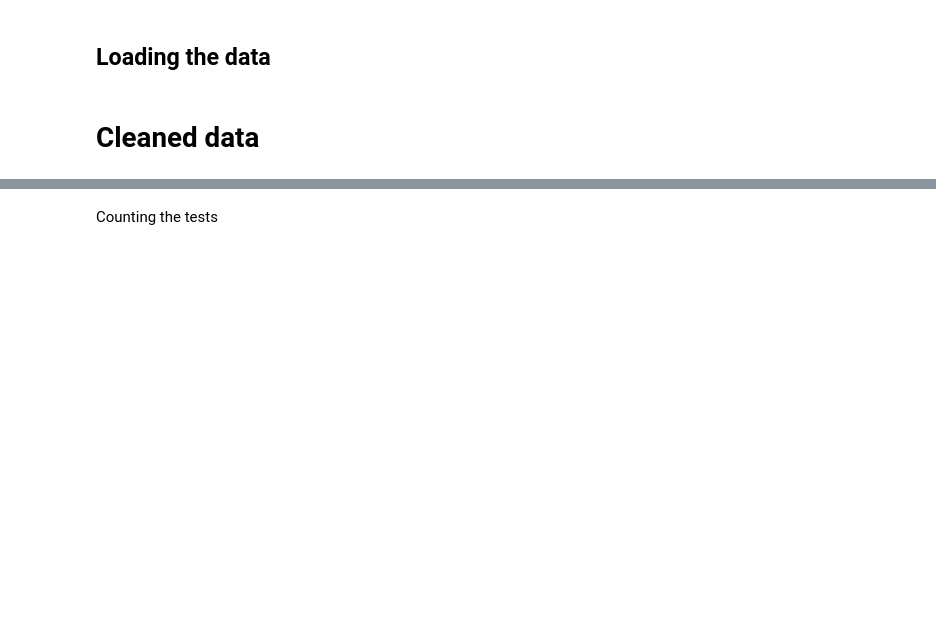
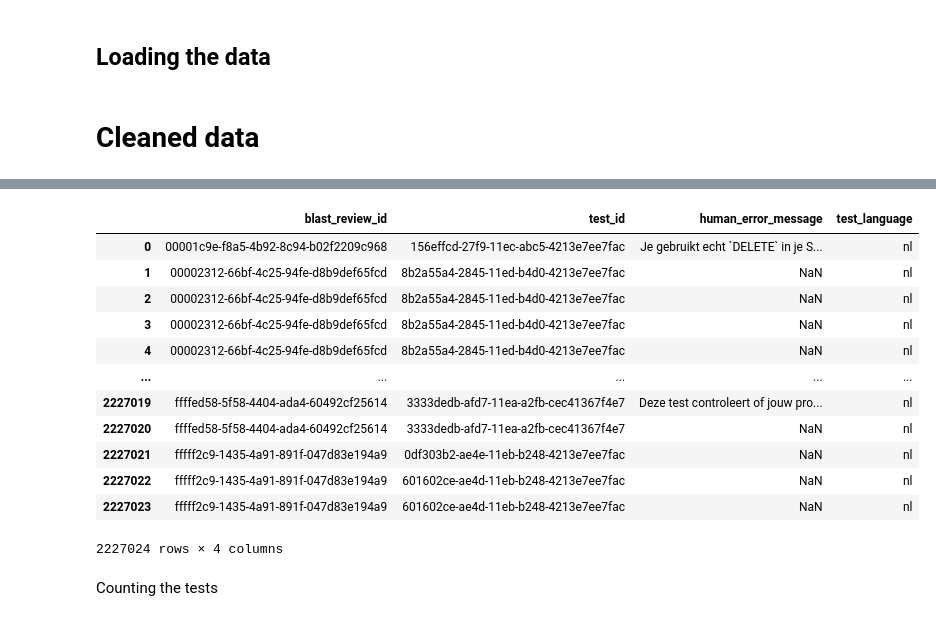
Before and after one commit to joramswarts/Bit-academy-blast-errors, a Jupyter notebook: test_types.ipynb, the cells around one changed output, grey strips where cells are left out. Cells and saved outputs as stored; diff of their text form; code cells hidden in the pictures; blank space fills up the shorter version.

```diff
--- a/test_types.ipynb
+++ b/test_types.ipynb
@@ -36,3 +52,19 @@ data_code_blast_tests = read_code_blast_tests[['id', 'exercise_id', 'title', 'te
+# %%
+data_review_test_results
+# %% [output]
+|  | blast_review_id | test_id | human_error_message | test_language |
+| 0 | 00001c9e-f8a5-4b92-8c94-b02f2209c968 | 156effcd-27f9-11ec-abc5-4213e7ee7fac | Je gebruikt echt `DELETE` in je S... | nl |
+| 1 | 00002312-66bf-4c25-94fe-d8b9def65fcd | 8b2a55a4-2845-11ed-b4d0-4213e7ee7fac | NaN | nl |
+| 2 | 00002312-66bf-4c25-94fe-d8b9def65fcd | 8b2a55a4-2845-11ed-b4d0-4213e7ee7fac | NaN | nl |
+| 3 | 00002312-66bf-4c25-94fe-d8b9def65fcd | 8b2a55a4-2845-11ed-b4d0-4213e7ee7fac | NaN | nl |
+| 4 | 00002312-66bf-4c25-94fe-d8b9def65fcd | 8b2a55a4-2845-11ed-b4d0-4213e7ee7fac | NaN | nl |
+| ... | ... | ... | ... | ... |
+| 2227019 | ffffed58-5f58-4404-ada4-60492cf25614 | 3333dedb-afd7-11ea-a2fb-cec41367f4e7 | Deze test controleert of jouw pro... | nl |
+| 2227020 | ffffed58-5f58-4404-ada4-60492cf25614 | 3333dedb-afd7-11ea-a2fb-cec41367f4e7 | NaN | nl |
+| 2227021 | fffff2c9-1435-4a91-891f-047d83e194a9 | 0df303b2-ae4e-11eb-b248-4213e7ee7fac | NaN | nl |
+| 2227022 | fffff2c9-1435-4a91-891f-047d83e194a9 | 601602ce-ae4d-11eb-b248-4213e7ee7fac | NaN | nl |
+| 2227023 | fffff2c9-1435-4a91-891f-047d83e194a9 | 601602ce-ae4d-11eb-b248-4213e7ee7fac | NaN | nl |
+2227024 rows × 4 columns
 # %% [markdown]
 Counting the tests
 # %%
```
Also changed, not shown: parts of 14 cells of this notebook.
